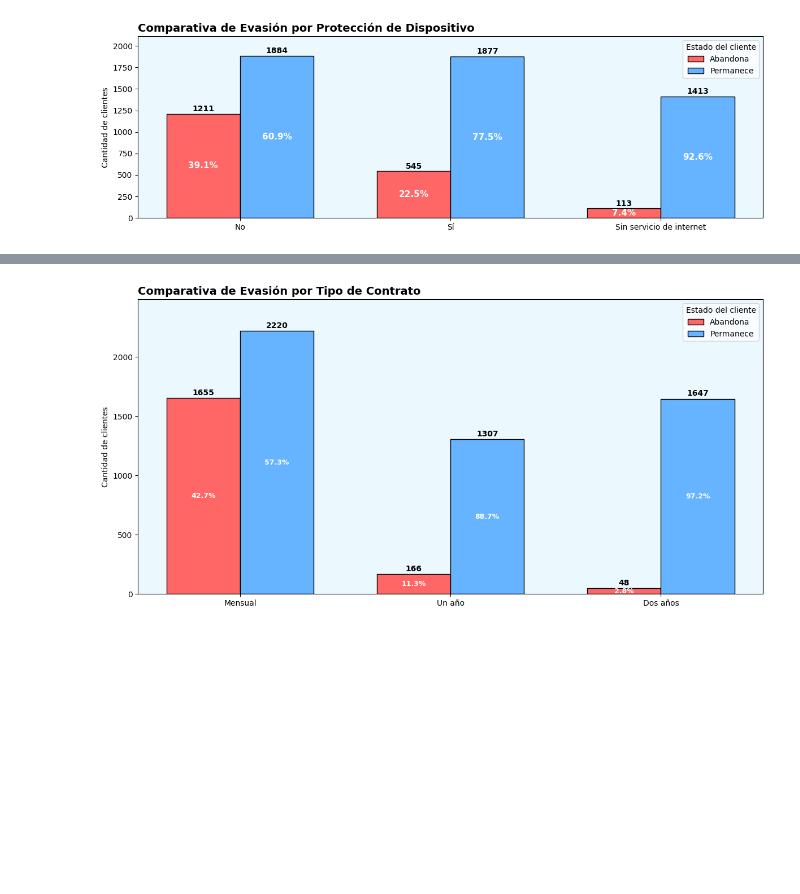
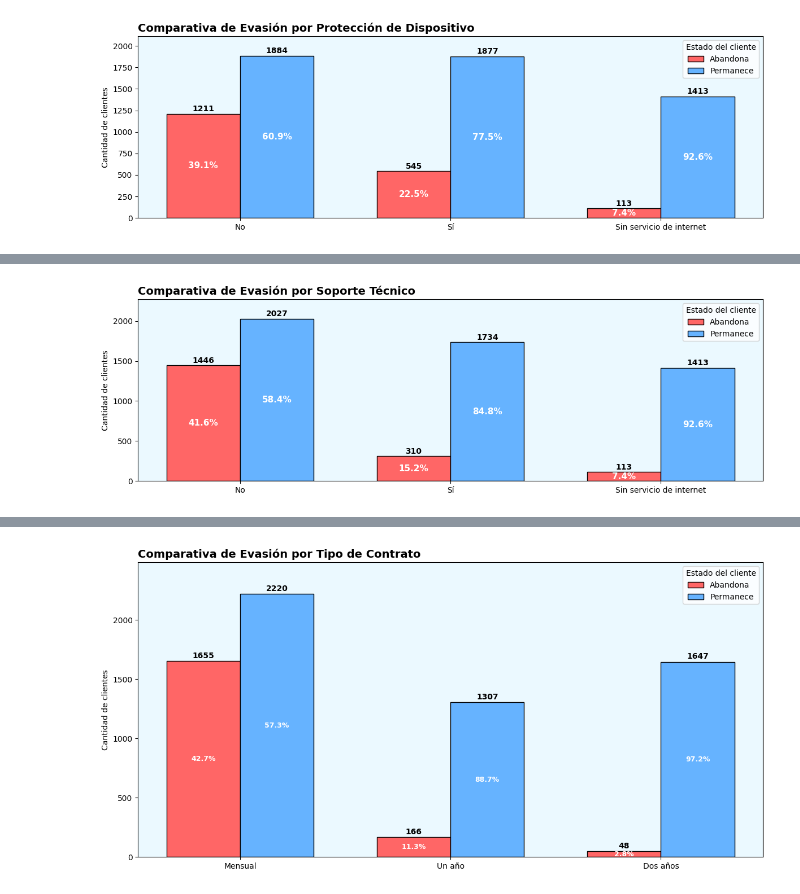
Before and after one commit to DanielRaiicHu/telecom_x_2, a Jupyter notebook: telecom_x_2.ipynb, the cells around one changed output, grey strips where cells are left out. Saved outputs shown, nothing was run; the diff lists cells and outputs as text; code cells hidden in the pictures; blank space fills up the shorter version.

```diff
--- a/telecom_x_2.ipynb
+++ b/telecom_x_2.ipynb
@@ -1078,0 +1067,43 @@ px.histogram(datos, x='ProteccionDispositivo', text_auto=True, color='Evasion',
+# %%
+# Soporte Técnico
+
+def comparativa_soporte_tecnico():
+    orden=['No','Sí','Sin servicio de internet']
+    mapa_ev={'Sí':'Abandona','No':'Permanece'}
+
+    presentes = [c for c in datos['SoporteTecnico'].unique() if c not in orden]
+    orden = [c for c in orden if c in datos['SoporteTecnico'].unique()] + presentes
+
+    tabla=(datos.groupby(['SoporteTecnico','Evasion']).size().unstack(fill_value=0)
+             .rename(columns=mapa_ev).reindex(orden))
+    tot=tabla.sum(axis=1).replace(0,np.nan)
+    pct_ab=(tabla['Abandona']/tot*100).round(1); pct_per=(tabla['Permanece']/tot*100).round(1)
+
+    fig, ax=plt.subplots(figsize=(12,4))
+    x=np.arange(len(orden)); w=0.35
+    b1=ax.bar(x-w/2, tabla['Abandona'], w, color=color_no, edgecolor='black', label='Abandona')
+    b2=ax.bar(x+w/2, tabla['Permanece'], w, color=color_si, edgecolor='black', label='Permanece')
+
+    ax.set_title('Comparativa de Evasión por Soporte Técnico', fontsize=14, fontweight='bold', loc='left')
+    ax.set_ylabel('Cantidad de clientes'); ax.set_xticks(x); ax.set_xticklabels(orden)
+    ax.set_facecolor(color_interior); ax.legend(title='Estado del cliente', loc='upper right')
+
+    for bar in list(b1)+list(b2):
+        h=bar.get_height(); ax.text(bar.get_x()+bar.get_width()/2, h+10, f'{int(h)}',
+                                    ha='center', va='bottom', fontsize=10, fontweight='bold')
+    for i, bar in enumerate(b1):
+        if not np.isnan(pct_ab.iloc[i]):
+            ax.text(bar.get_x()+bar.get_width()/2, bar.get_height()/2, f'{pct_ab.iloc[i]}%',
+                    ha='center', va='center', color='white', fontsize=11, fontweight='bold')
+    for i, bar in enumerate(b2):
+        if not np.isnan(pct_per.iloc[i]):
+            ax.text(bar.get_x()+bar.get_width()/2, bar.get_height()/2, f'{pct_per.iloc[i]}%',
+                    ha='center', va='center', color='white', fontsize=11, fontweight='bold')
+
+    ax.set_ylim(0, (tabla.values.max()*1.12))
+    plt.tight_layout()
+    return plt
+
+comparativa_soporte_tecnico().show()
+# %% [output]
+[figure, added]
```
Also changed, not shown: parts of 23 cells of this notebook.
